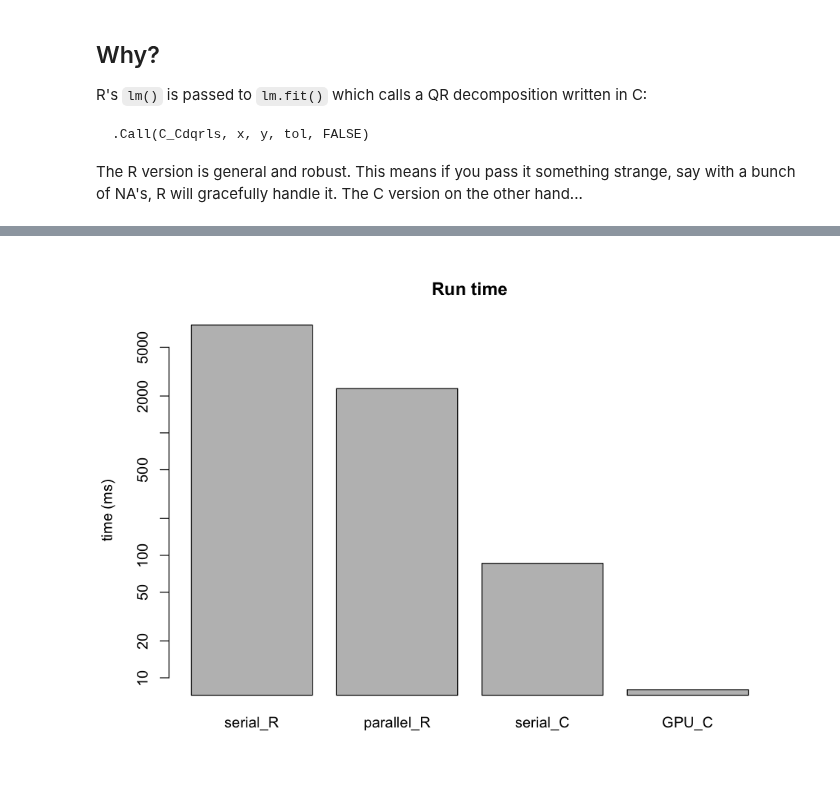
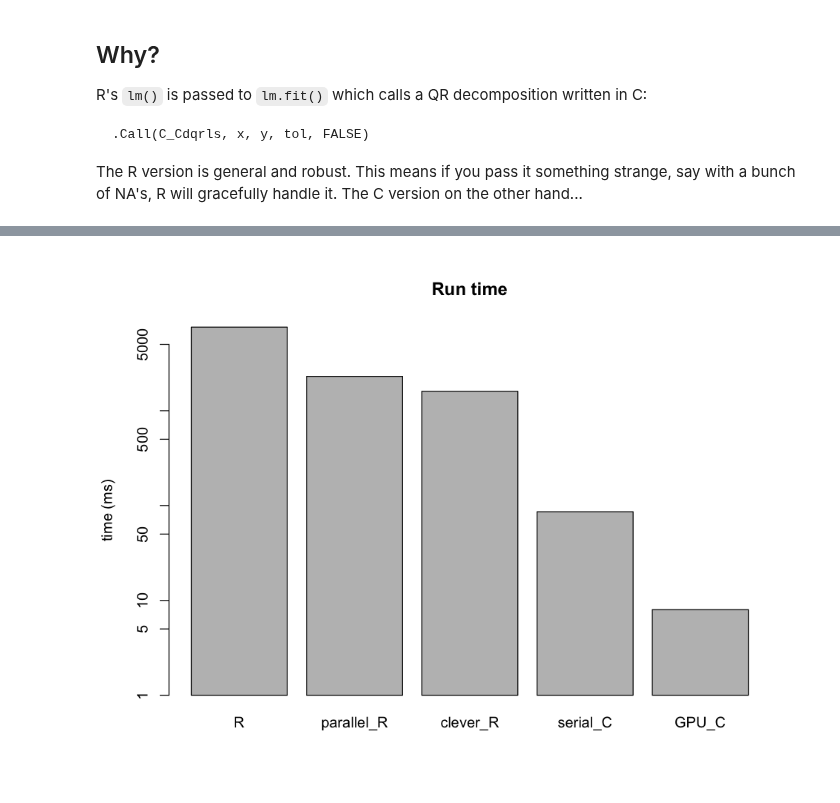
Before and after one commit to clarkfitzg/junkyard, a Jupyter notebook: iidata/parallelR/parallelR.ipynb, the cells around one changed output, grey strips where cells are left out. Cells and saved outputs as stored; diff of their text form; code cells hidden in the pictures.

```diff
--- a/iidata/parallelR/parallelR.ipynb
+++ b/iidata/parallelR/parallelR.ipynb
@@ -299,7 +359,7 @@ This problem is ideal for a GPU because:
 
 Conversely, if a problem doesn't exhibit those two characteristics, then using a GPU likely won't help.
 # %%
-times = c(serial_R = 7600, parallel_R = 2300, serial_C = 86, GPU_C = 8)
-barplot(times, log = "y", ylab = "time (ms)", main = "Run time")
+times = c(R = 7600, parallel_R = 2300, clever_R = 1600, serial_C = 86, GPU_C = 8)
+barplot(times, log = "y", ylab = "time (ms)", main = "Run time", ylim = c(1, 8000))
 # %% [output]
-[figure, old version]
+[figure, new version]
```
Also changed, not shown: parts of 16 cells of this notebook.
